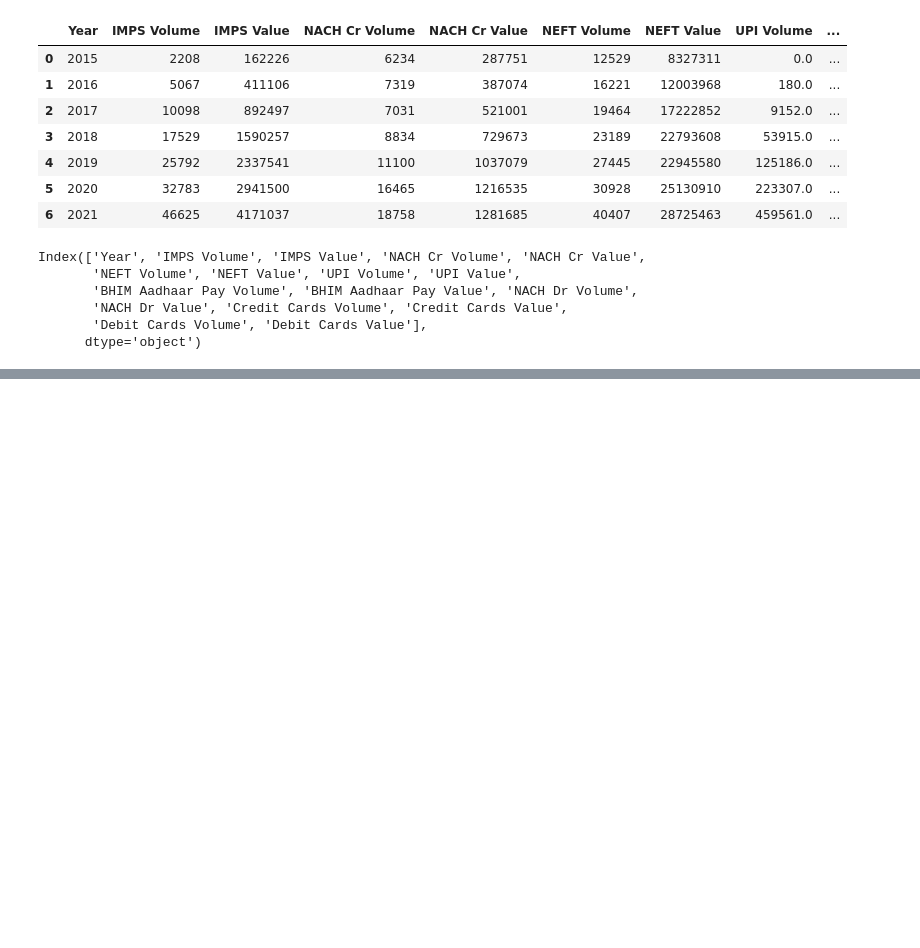
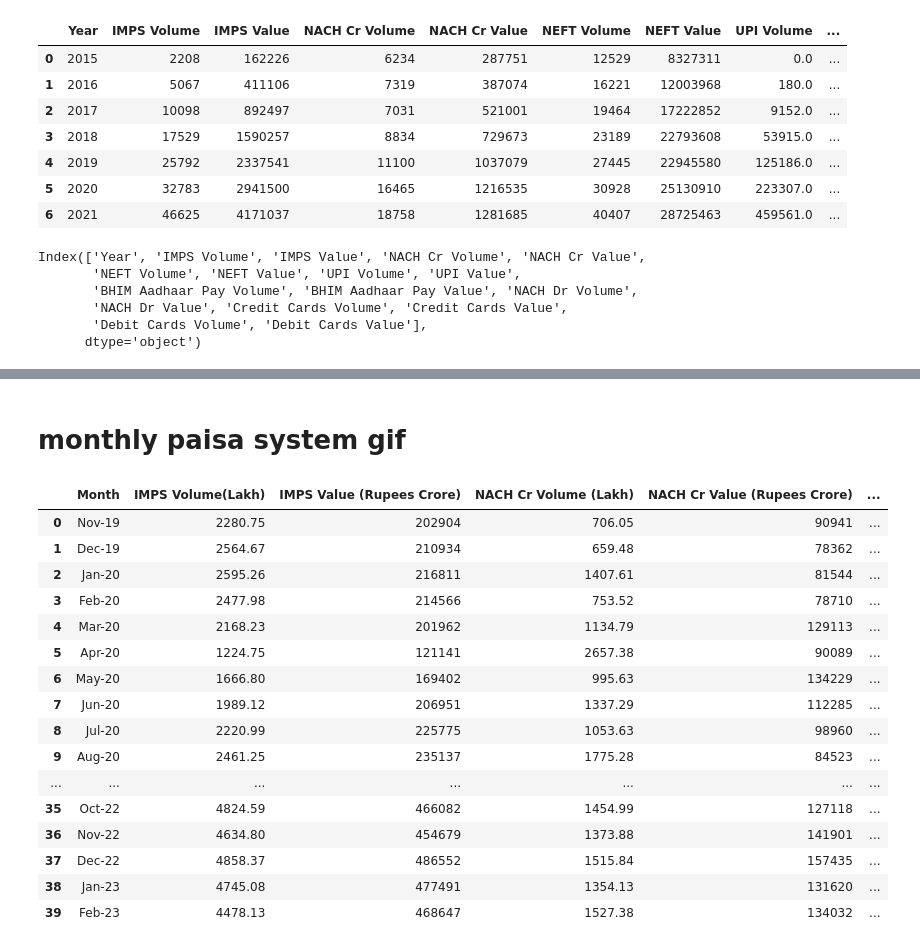
Before and after one commit to chirag-25/Datascience_writing_assignment, a Jupyter notebook: plotting.ipynb, the cells around one changed output, grey strips where cells are left out. Saved outputs shown, nothing was run; the diff lists cells and outputs as text; code cells hidden in the pictures; blank space fills up the shorter version.

```diff
--- a/plotting.ipynb
+++ b/plotting.ipynb
@@ -485,3 +622,27 @@ for year in payment_system_yearly['Year']:
 [interactive output not drawn]
 # %%
 payment_system_yearly.to_csv('payment_system_yearly_final.csv', index=False)
+# %% [markdown]
+# monthly paisa system gif
+# %%
+title = "B. Payment Systems"
+monthly_paisa_system = pd.read_csv('montly paisa system gif banao.csv')
+monthly_paisa_system
+# %% [output]
+|  | Month | IMPS Volume(Lakh) | IMPS Value (Rupees Crore) | NACH Cr Volume (Lakh) | NACH Cr Value (Rupees Crore) | ... |
+| 0 | Nov-19 | 2280.75 | 202904 | 706.05 | 90941 | ... |
+| 1 | Dec-19 | 2564.67 | 210934 | 659.48 | 78362 | ... |
+| 2 | Jan-20 | 2595.26 | 216811 | 1407.61 | 81544 | ... |
+| 3 | Feb-20 | 2477.98 | 214566 | 753.52 | 78710 | ... |
+| 4 | Mar-20 | 2168.23 | 201962 | 1134.79 | 129113 | ... |
+| 5 | Apr-20 | 1224.75 | 121141 | 2657.38 | 90089 | ... |
+| 6 | May-20 | 1666.80 | 169402 | 995.63 | 134229 | ... |
+| 7 | Jun-20 | 1989.12 | 206951 | 1337.29 | 112285 | ... |
+| 8 | Jul-20 | 2220.99 | 225775 | 1053.63 | 98960 | ... |
+| 9 | Aug-20 | 2461.25 | 235137 | 1775.28 | 84523 | ... |
+| ... | ... | ... | ... | ... | ... | ... |
+| 35 | Oct-22 | 4824.59 | 466082 | 1454.99 | 127118 | ... |
+| 36 | Nov-22 | 4634.80 | 454679 | 1373.88 | 141901 | ... |
+| 37 | Dec-22 | 4858.37 | 486552 | 1515.84 | 157435 | ... |
+| 38 | Jan-23 | 4745.08 | 477491 | 1354.13 | 131620 | ... |
+| 39 | Feb-23 | 4478.13 | 468647 | 1527.38 | 134032 | ... |
```
Also changed, not shown: parts of 18 cells of this notebook, 3 other files.
